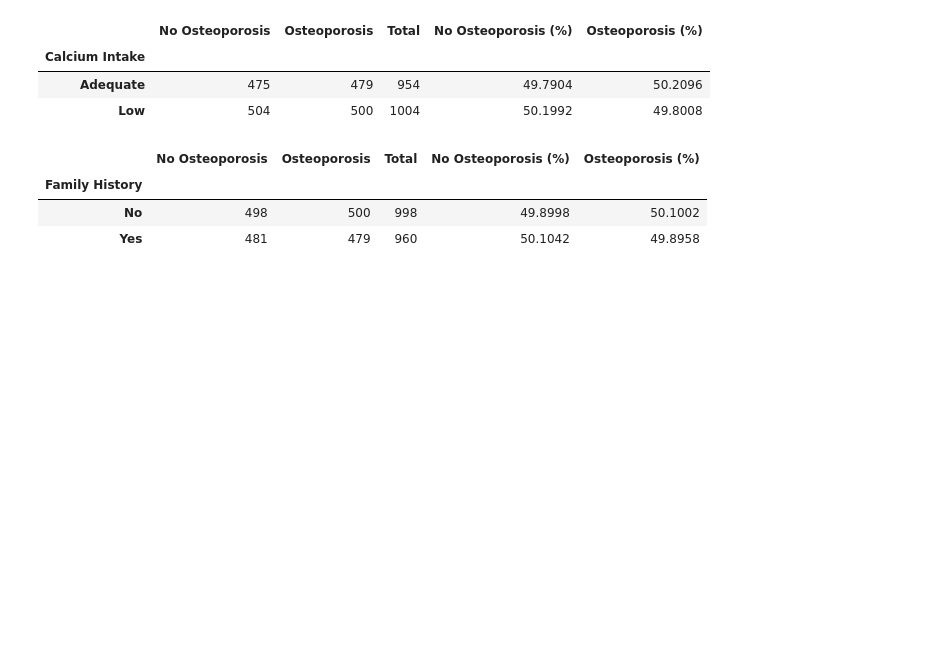
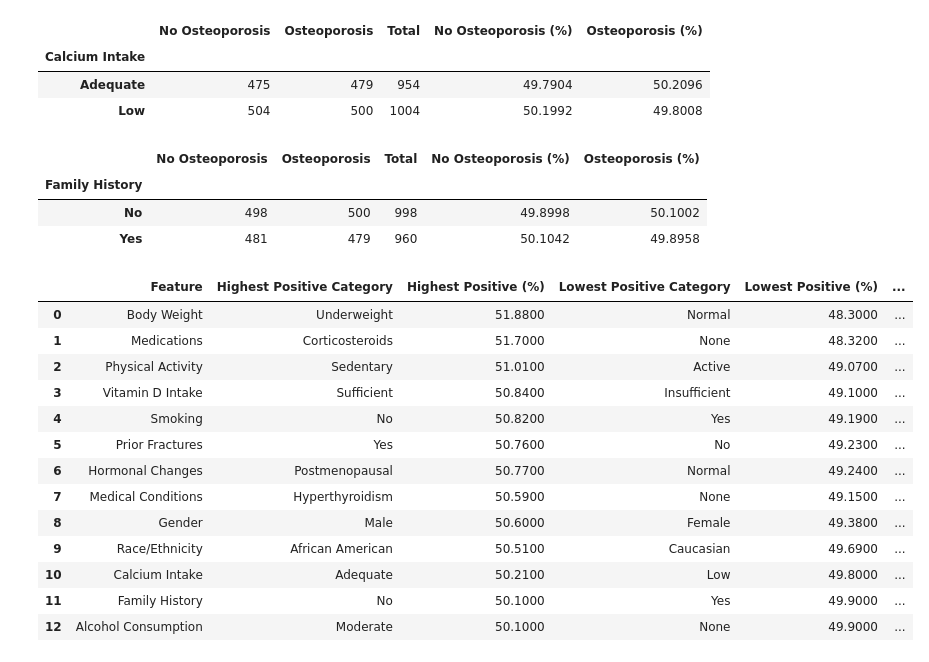
Before and after one commit to awwashreeadarsh19/intern-project_2-Predicting_Osteoporosis_Risk, a Jupyter notebook: osteoporosis_risk_prediction.ipynb, the cells around one changed output. Saved outputs shown, nothing was run; the diff lists cells and outputs as text; code cells hidden in the pictures; blank space fills up the shorter version.

Commit message:
osteoporosis files  notebook updated

```diff
--- a/osteoporosis_risk_prediction.ipynb
+++ b/osteoporosis_risk_prediction.ipynb
@@ -2260,3 +2254,57 @@ display(bivariate_results["Family History"])
 | Family History |  |  |  |  |  |
 | No | 498 | 500 | 998 | 49.8998 | 50.1002 |
 | Yes | 481 | 479 | 960 | 50.1042 | 49.8958 |
+# %%
+# CATEGORICAL FEATURE ASSOCIATION SUMMARY
+
+association_results = []
+
+for col, summary in bivariate_results.items():
+
+    max_category = summary["Osteoporosis (%)"].idxmax()
+    min_category = summary["Osteoporosis (%)"].idxmin()
+
+    max_percentage = summary["Osteoporosis (%)"].max()
+    min_percentage = summary["Osteoporosis (%)"].min()
+
+    association_results.append({
+
+        "Feature": col,
+
+        "Highest Positive Category": max_category,
+
+        "Highest Positive (%)": max_percentage,
+
+        "Lowest Positive Category": min_category,
+
+        "Lowest Positive (%)": min_percentage,
+
+        "Percentage Point Difference": (
+            max_percentage - min_percentage
+        )
+
+    })
+
+association_summary = pd.DataFrame(
+    association_results
+).sort_values(
+    "Percentage Point Difference",
+    ascending=False
+).reset_index(drop=True)
+
+display(association_summary.round(2))
+# %% [output]
+|  | Feature | Highest Positive Category | Highest Positive (%) | Lowest Positive Category | Lowest Positive (%) | ... |
+| 0 | Body Weight | Underweight | 51.8800 | Normal | 48.3000 | ... |
+| 1 | Medications | Corticosteroids | 51.7000 | None | 48.3200 | ... |
+| 2 | Physical Activity | Sedentary | 51.0100 | Active | 49.0700 | ... |
+| 3 | Vitamin D Intake | Sufficient | 50.8400 | Insufficient | 49.1000 | ... |
+| 4 | Smoking | No | 50.8200 | Yes | 49.1900 | ... |
+| 5 | Prior Fractures | Yes | 50.7600 | No | 49.2300 | ... |
+| 6 | Hormonal Changes | Postmenopausal | 50.7700 | Normal | 49.2400 | ... |
+| 7 | Medical Conditions | Hyperthyroidism | 50.5900 | None | 49.1500 | ... |
+| 8 | Gender | Male | 50.6000 | Female | 49.3800 | ... |
+| 9 | Race/Ethnicity | African American | 50.5100 | Caucasian | 49.6900 | ... |
+| 10 | Calcium Intake | Adequate | 50.2100 | Low | 49.8000 | ... |
+| 11 | Family History | No | 50.1000 | Yes | 49.9000 | ... |
+| 12 | Alcohol Consumption | Moderate | 50.1000 | None | 49.9000 | ... |
```
Also changed, not shown: parts of 5 cells of this notebook.
